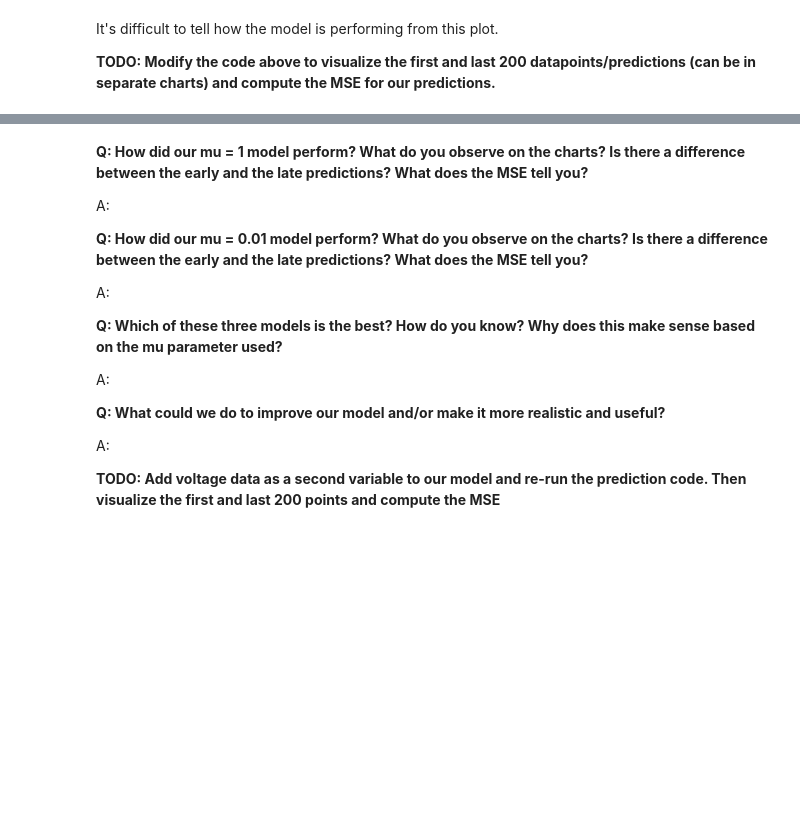
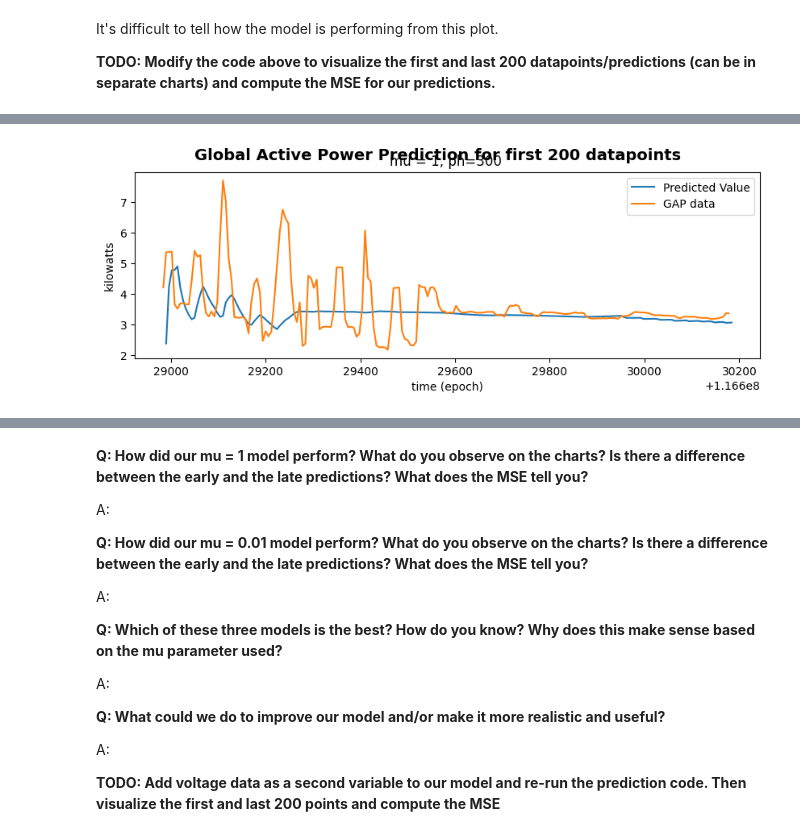
Before and after one commit to santausd/USD-AAI-530-A1-Assignment3.1, a Jupyter notebook: Linear Regression for IoT.ipynb, the cells around one changed output, grey strips where cells are left out. Cells and saved outputs as stored; diff of their text form; code cells hidden in the pictures; blank space fills up the shorter version.

```diff
--- a/Linear Regression for IoT.ipynb
+++ b/Linear Regression for IoT.ipynb
@@ -226,4 +241,9 @@ A:
 # %%
 #Plot first 200 data points/predictions for mu = 1
+startpoint = 0
+lastpoint = 200
+visualise_results(startpoint, lastpoint, ts, ys, tp_pred, yp_pred, 'for first 200 datapoints')
+# %% [output]
+[figure, added]
 # %%
 #Plot last 200 data points/predictions for mu = 1
```
Also changed, not shown: parts of 17 cells of this notebook.
